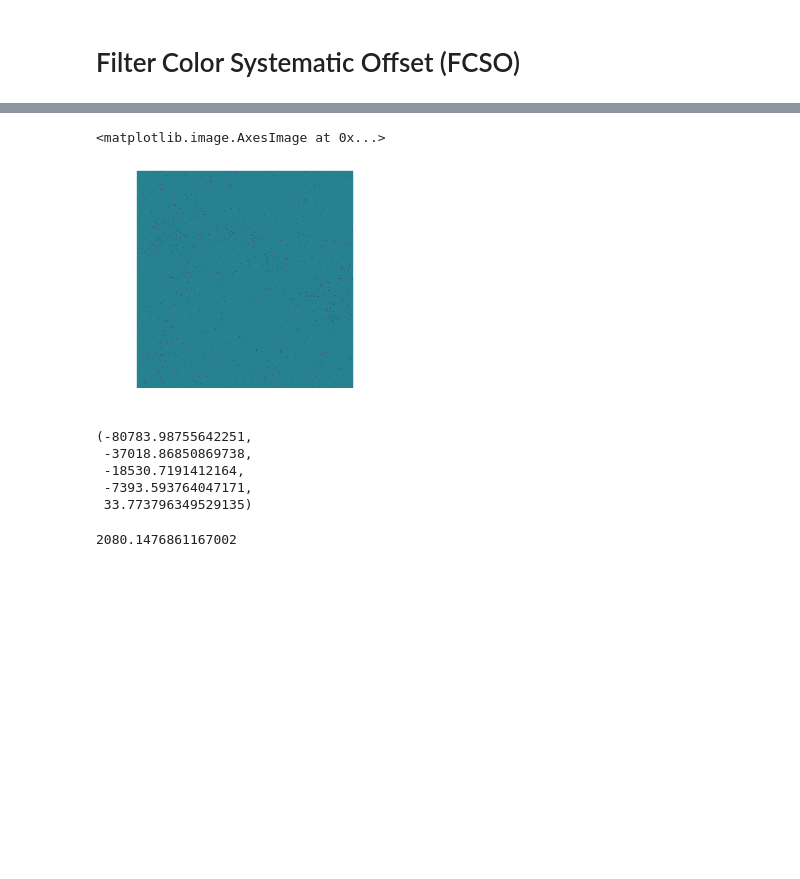
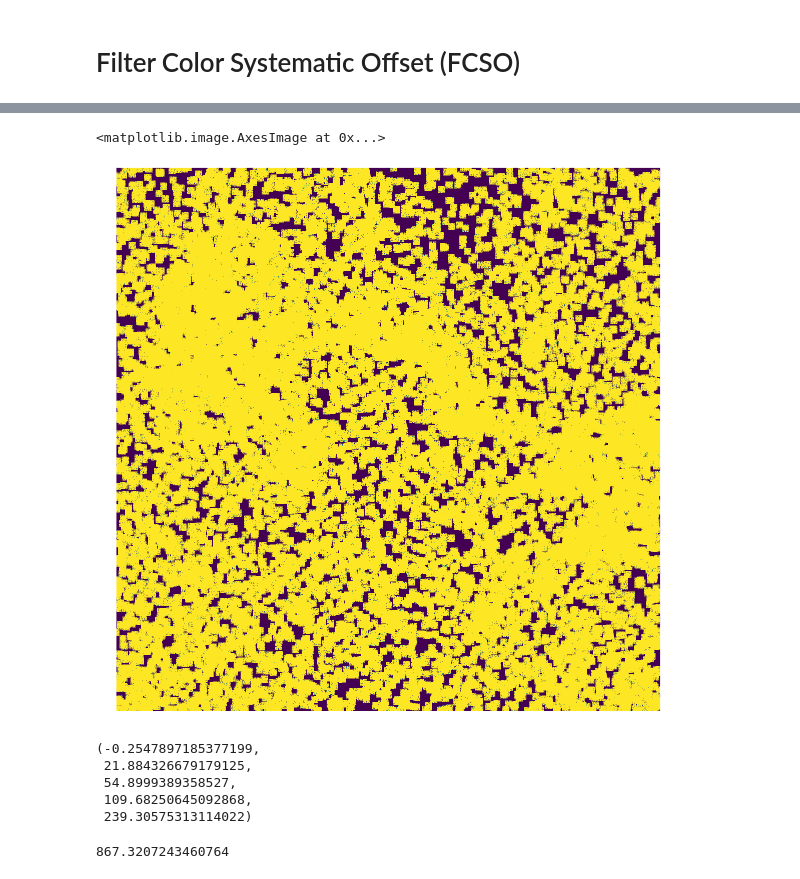
Before and after one commit to mjamesfero/PaschenAlphaModeling, a Jupyter notebook: Plotting Real Stars.ipynb, the cells around one changed output, grey strips where cells are left out. Cells and saved outputs as stored; diff of their text form; code cells hidden in the pictures; blank space fills up the shorter version.

```diff
--- a/Plotting Real Stars.ipynb
+++ b/Plotting Real Stars.ipynb
@@ -221,3 +222,3 @@ plt.imshow(stars_background_im,
 # %%
-stars_background_im_offset, turbulent_stars_offset, turbulence_offset, header_offset = get_and_plot_vvv(wavelength=1880)
+stars_background_im_offset, turbulent_stars_offset, turbulence_offset, header_offset = get_and_plot_vvv(wavelength=18800)
 # %%
@@ -230,10 +232,11 @@ plt.imshow(stars_background_im_offset,
 # %%
 fcso = stars_background_im - stars_background_im_offset
 # %%
-plt.imshow(fcso, vmax=1000000000000)
+plt.figure(figsize=(20,20))
+plt.imshow(fcso, vmin=10, vmax=50000)
 # %% [output]
 <matplotlib.image.AxesImage at 0x...>
-[figure, old version]
+[figure, new version]
 # %%
 noise = np.sqrt(stars_background_im)
 # %%
@@ -247,14 +250,14 @@ fsco_noise_90 = np.percentile(fcso_noise, 90)
 # %%
 fsco_noise_10, fsco_noise_25, fsco_noise_50, fsco_noise_75, fsco_noise_90
 # %% [output]
-(-80783.98755642251,
- -37018.86850869738,
- -18530.7191412164,
- -7393.593764047171,
- 33.773796349529135)
+(-0.2547897185377199,
+ 21.884326679179125,
+ 54.8999389358527,
+ 109.68250645092868,
+ 239.30575313114022)
 # %%
 m_zpt = (666.8 - 1024.0)/(21590.0 - 16620.0)
-zpt = (m_zpt*(1925 - 16620.0) + 1024.0)
+zpt = (m_zpt*(18800 - 16620.0) + 1024.0)
 zpt
 # %% [output]
-2080.1476861167002
+867.3207243460764
```
Also changed, not shown: parts of 2 cells of this notebook, 1 other file.
